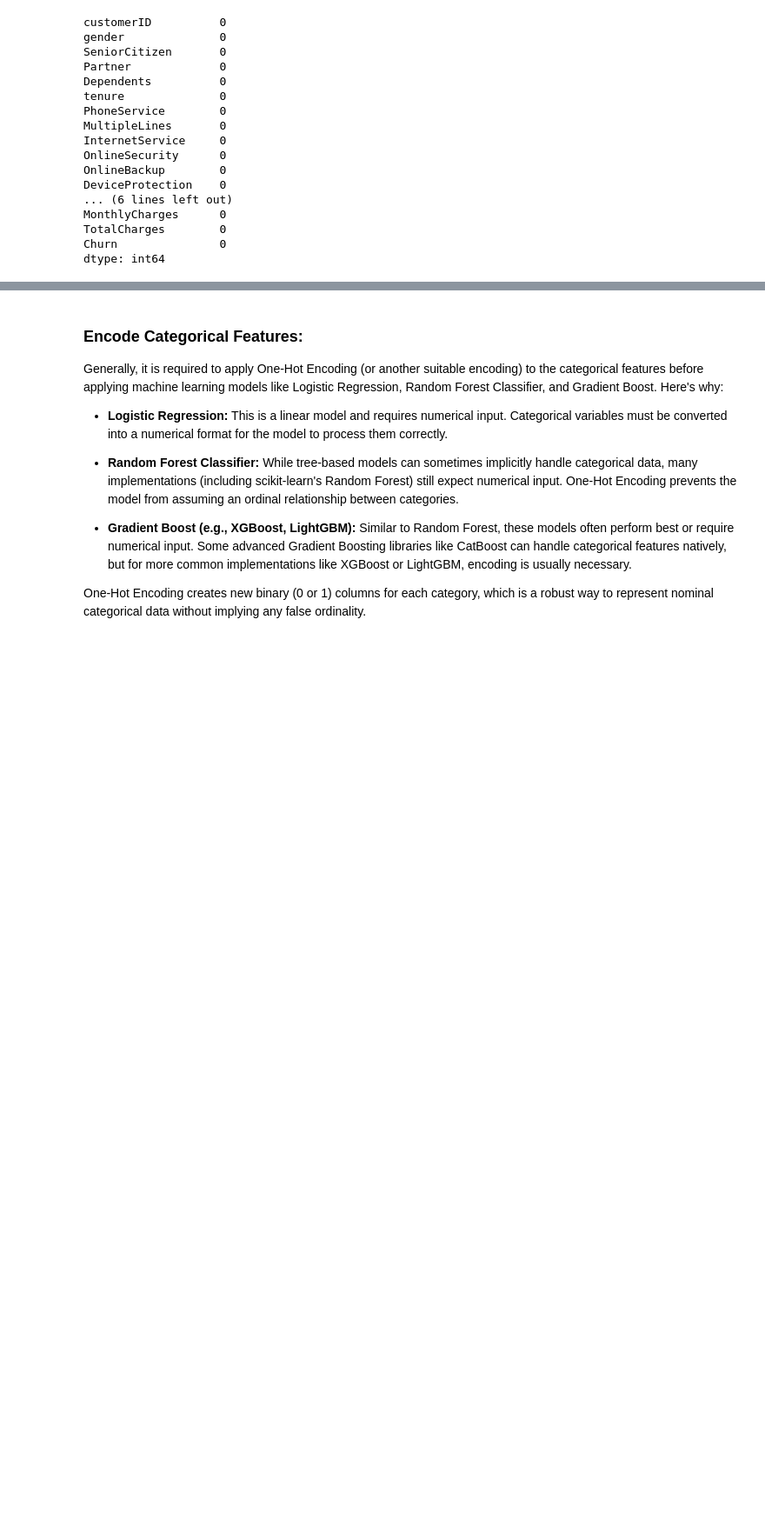
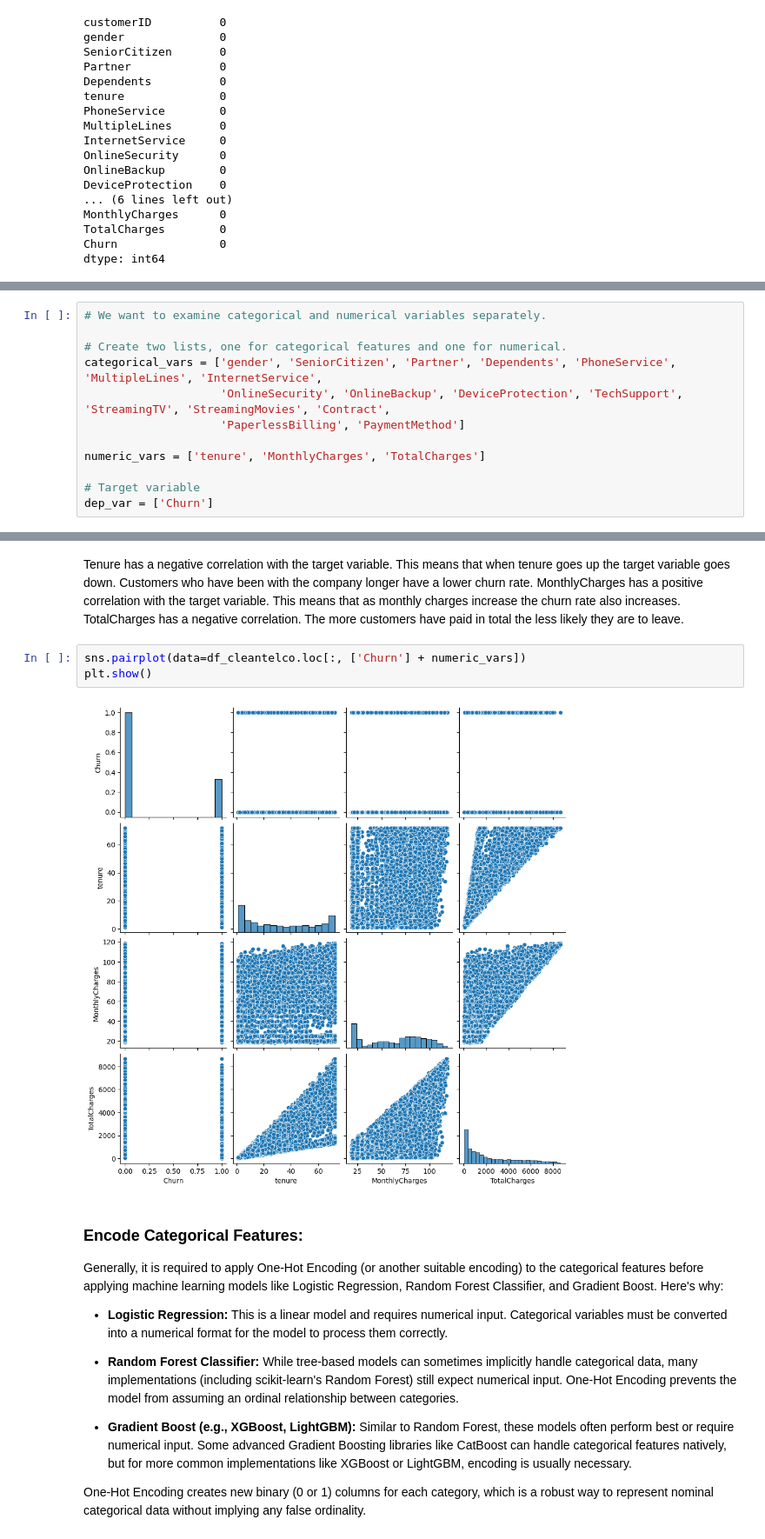
Before and after one commit to leocyr/UWaterloo_Group01, a Jupyter notebook: assignment_Group01.ipynb, the cells around one changed output, grey strips where cells are left out. Shown: that part at 87% size. Cells and saved outputs as stored; diff of their text form; blank space fills up the shorter version.

```diff
--- a/assignment_Group01.ipynb
+++ b/assignment_Group01.ipynb
@@ -187,0 +264,12 @@ df_cleantelco.head(10)
+# %%
+# We want to examine categorical and numerical variables separately.
+
+# Create two lists, one for categorical features and one for numerical.
+categorical_vars = ['gender', 'SeniorCitizen', 'Partner', 'Dependents', 'PhoneService', 'MultipleLines', 'InternetService',
+                    'OnlineSecurity', 'OnlineBackup', 'DeviceProtection', 'TechSupport', 'StreamingTV', 'StreamingMovies', 'Contract',
+                    'PaperlessBilling', 'PaymentMethod']
+
+numeric_vars = ['tenure', 'MonthlyCharges', 'TotalCharges']
+
+# Target variable
+dep_var = ['Churn']
@@ -188,3 +377,10 @@ df_cleantelco.head(10)
+# %% [markdown]
+Tenure has a negative correlation with the target variable. This means that when tenure goes up the target variable goes down. Customers who have been with the company longer have a lower churn rate. MonthlyCharges has a positive correlation with the target variable. This means that as monthly charges increase the churn rate also increases. TotalCharges has a negative correlation. The more customers have paid in total the less likely they are to leave.
+# %%
+sns.pairplot(data=df_cleantelco.loc[:, ['Churn'] + numeric_vars])
+plt.show()
+# %% [output]
+[figure, added]
 # %% [markdown]
 ### **Encode Categorical Features:**
 Generally, it is required to apply One-Hot Encoding (or another suitable encoding) to the categorical features before applying machine learning models like Logistic Regression, Random Forest Classifier, and Gradient Boost. Here's why:
```
Also changed, not shown: parts of 109 cells of this notebook.
